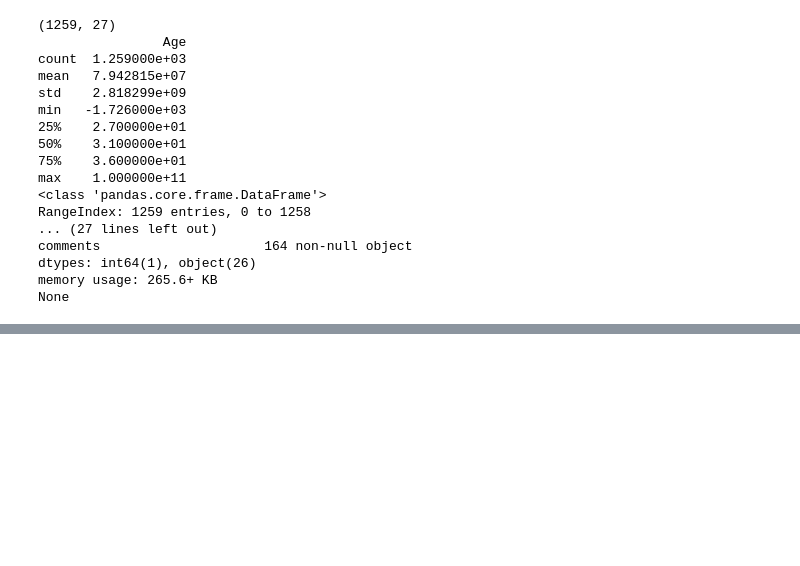
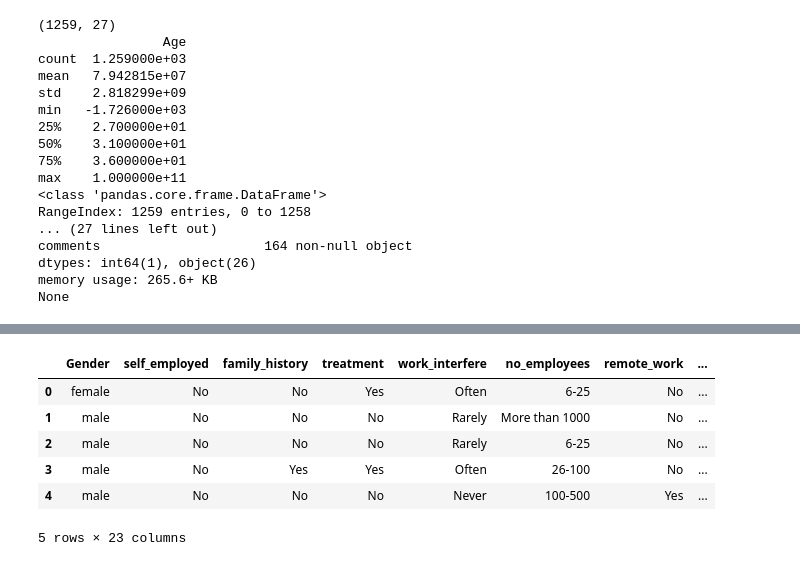
Before and after one commit to sqweets/Final-Project, a Jupyter notebook: Data_Prep_Notebooks/DataPrep-All-Plot.ipynb, the cells around one changed output, grey strips where cells are left out. Cells and saved outputs as stored; diff of their text form; code cells hidden in the pictures; blank space fills up the shorter version.

```diff
--- a/DataPrep-US-ML.ipynb
+++ b/Data_Prep_Notebooks/DataPrep-All-Plot.ipynb
@@ -94,16 +94,16 @@ stringFeatures = ['Gender', 'Country', 'self_employed', 'family_history', 'treat
 floatFeatures = []
 
 # Clean the NaN's
-for feature in train_us_df:
+for feature in train_df:
     if feature in intFeatures:
-        train_us_df[feature] = train_us_df[feature].fillna(defaultInt)
+        train_df[feature] = train_df[feature].fillna(defaultInt)
     elif feature in stringFeatures:
-        train_us_df[feature] = train_us_df[feature].fillna(defaultString)
+        train_df[feature] = train_df[feature].fillna(defaultString)
     elif feature in floatFeatures:
-        train_us_df[feature] = train_us_df[feature].fillna(defaultFloat)
+        train_df[feature] = train_df[feature].fillna(defaultFloat)
     else:
         print('Error: Feature %s not recognized.' % feature)
 
-#train_us_df.head(5)
+#train_df.head(5)
 # %%
 # Clean gender data
@@ -145,27 +145,27 @@ train_us_df = train_us_df[~train_us_df['Gender'].str.lower().isin(weird_list)]
 # %%
 # Update missing Age with mean Age
-train_us_df['Age'].fillna(train_us_df['Age'].median(), inplace = True)
+train_df['Age'].fillna(train_df['Age'].median(), inplace = True)
 
 # Fill with media() values < 18 and > 90
-s = pd.Series(train_us_df['Age'])
-s[s<18] = train_us_df['Age'].median()
-train_us_df['Age'] = s
-s = pd.Series(train_us_df['Age'])
-s[s>90] = train_us_df['Age'].median()
-train_us_df['Age'] = s
+s = pd.Series(train_df['Age'])
+s[s<18] = train_df['Age'].median()
+train_df['Age'] = s
+s = pd.Series(train_df['Age'])
+s[s>90] = train_df['Age'].median()
+train_df['Age'] = s
 
 #Ranges of Age
-train_us_df['age_range'] = pd.cut(train_us_df['Age'], [0,20,30,40,50,60,90], labels=["0-20", "20-30", "30-40", "40-50", "50-60", "60-90"], include_lowest=True)
-#train_us_df.head(30)
+train_df['age_range'] = pd.cut(train_df['Age'], [0,20,30,40,50,60,90], labels=["0-20", "20-30", "30-40", "40-50", "50-60", "60-90"], include_lowest=True)
+#train_df.head(30)
 # %%
 #There are only 0.014% of self employed so let's change NaN to NOT self_employed
 #Replace "NaN" string from defaultString
-train_us_df['self_employed'] = train_us_df['self_employed'].replace([defaultString], 'No')
-#train_us_df.head(10)
+train_df['self_employed'] = train_df['self_employed'].replace([defaultString], 'No')
+#train_df.head(10)
 # %%
 # Fix no_employees and NaN's in work_influance
-train_us_df['no_employees'] = train_us_df['no_employees'].replace(['5-Jan'], '1-5')
-train_us_df['no_employees'] = train_us_df['no_employees'].replace(['25-Jan'], '6-25')
+train_df['no_employees'] = train_df['no_employees'].replace(['5-Jan'], '1-5')
+train_df['no_employees'] = train_df['no_employees'].replace(['25-Jan'], '6-25')
 
 # Going to assume blanks in the work_interfere column were meant to be Never
-train_us_df['work_interfere'] = train_us_df['work_interfere'].replace([defaultString], 'Never')
+train_df['work_interfere'] = train_df['work_interfere'].replace([defaultString], 'Never')
@@ -223,2 +172,15 @@ label_age_range ['0-20', '20-30', '30-40', '40-50', '50-60', '60-90']
+# %%
+# Get rid of 'Country' and 'Age'
+train_df = train_df.drop(['Country'], axis= 1)
+train_df = train_df.drop(['Age'], axis= 1)
+train_df.head()
+# %% [output]
+|  | Gender | self_employed | family_history | treatment | work_interfere | no_employees | remote_work | ... |
+| 0 | female | No | No | Yes | Often | 6-25 | No | ... |
+| 1 | male | No | No | No | Rarely | More than 1000 | No | ... |
+| 2 | male | No | No | No | Rarely | 6-25 | No | ... |
+| 3 | male | No | Yes | Yes | Often | 26-100 | No | ... |
+| 4 | male | No | No | No | Never | 100-500 | Yes | ... |
+5 rows × 23 columns
 # %%
 # Output the cleaned us dataframe and not cleaned not us dataframe to a new files
```
Also changed, not shown: parts of 5 cells of this notebook, 16 other files.
